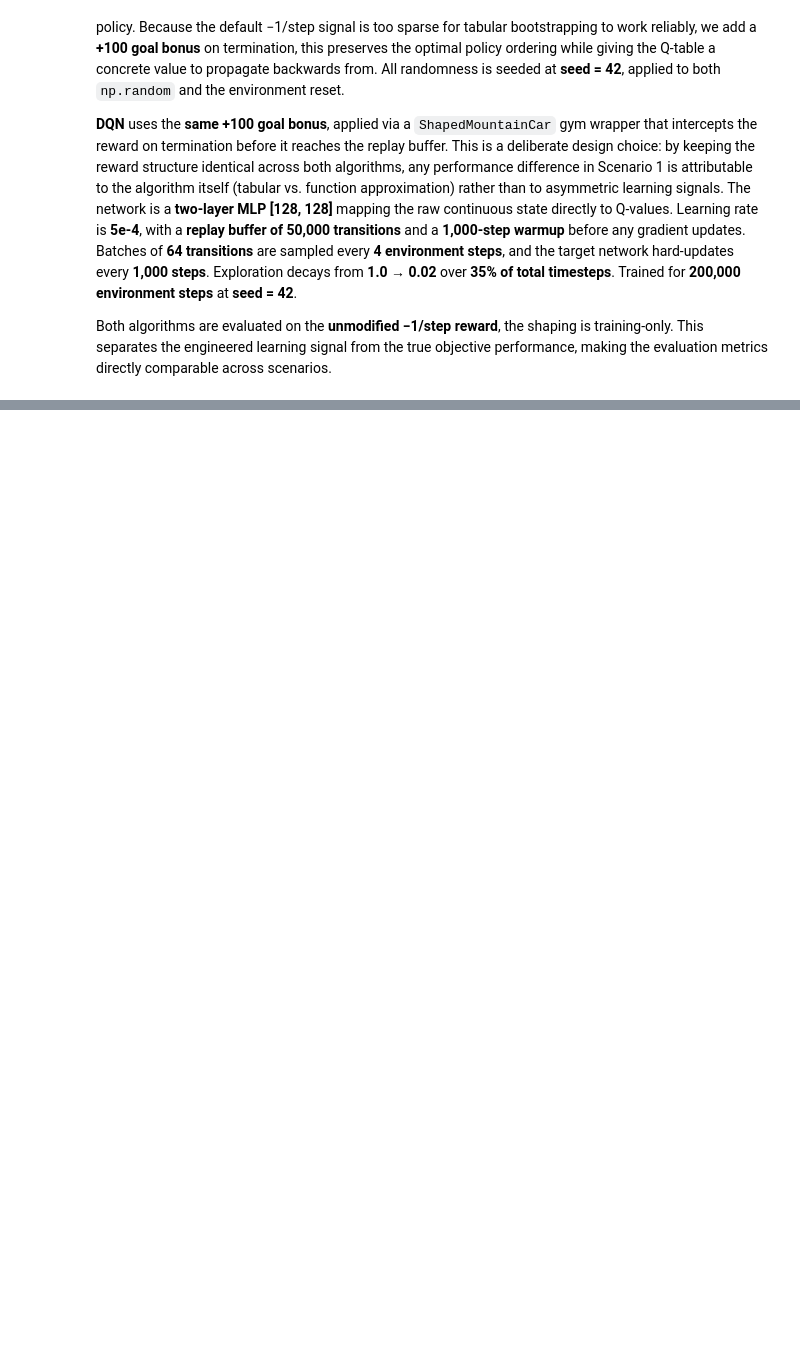
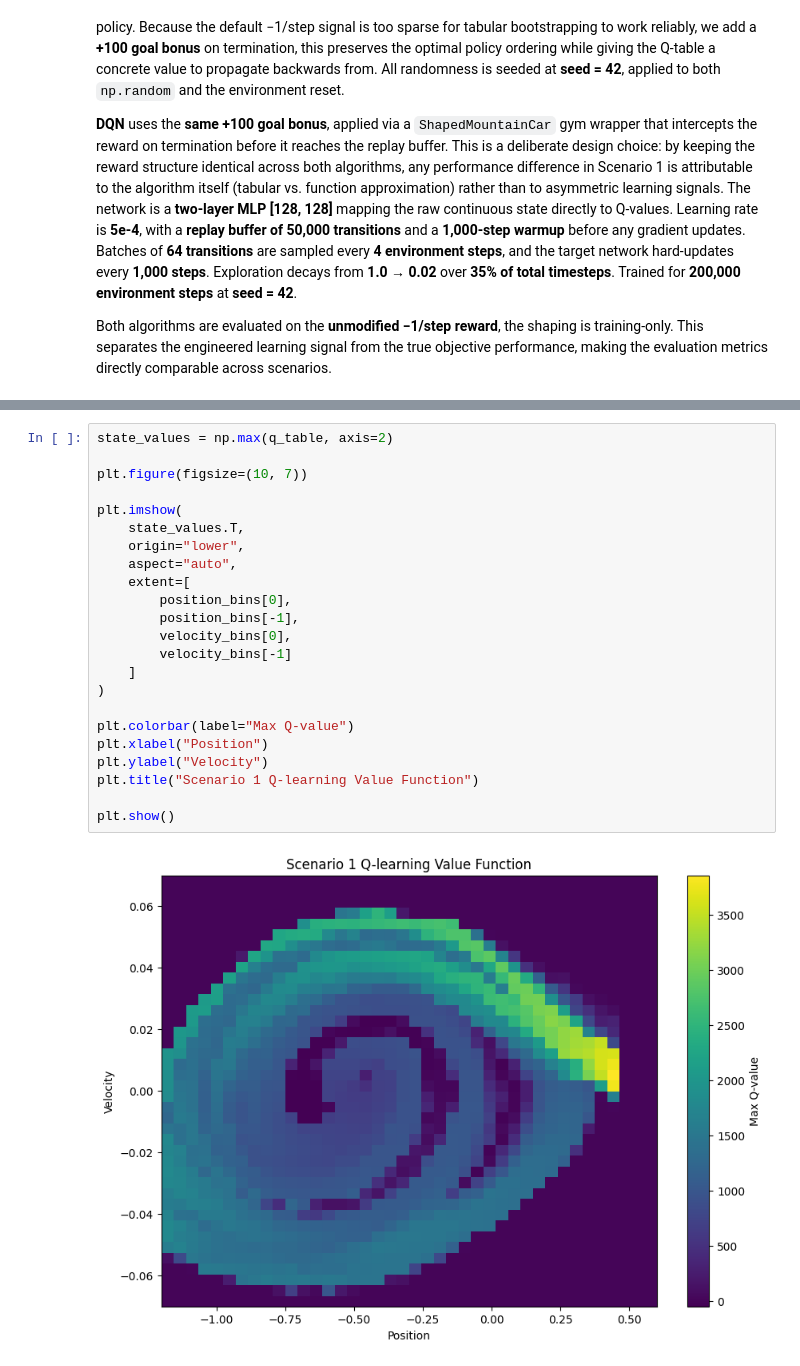
Before and after one commit to cayetana-h/TinderForRL, a Jupyter notebook: main_analysis.ipynb, the cells around one changed output, grey strips where cells are left out. Drawn from its saved outputs; the diff is of its cells as text; blank space fills up the shorter version.

```diff
--- a/main_analysis.ipynb
+++ b/main_analysis.ipynb
@@ -185,0 +361,25 @@ NameError: name 'gym' is not defined
+# %%
+state_values = np.max(q_table, axis=2)
+
+plt.figure(figsize=(10, 7))
+
+plt.imshow(
+    state_values.T,
+    origin="lower",
+    aspect="auto",
+    extent=[
+        position_bins[0],
+        position_bins[-1],
+        velocity_bins[0],
+        velocity_bins[-1]
+    ]
+)
+
+plt.colorbar(label="Max Q-value")
+plt.xlabel("Position")
+plt.ylabel("Velocity")
+plt.title("Scenario 1 Q-learning Value Function")
+
+plt.show()
+# %% [output]
+[figure, added]
```
Also changed, not shown: parts of 25 cells of this notebook.
